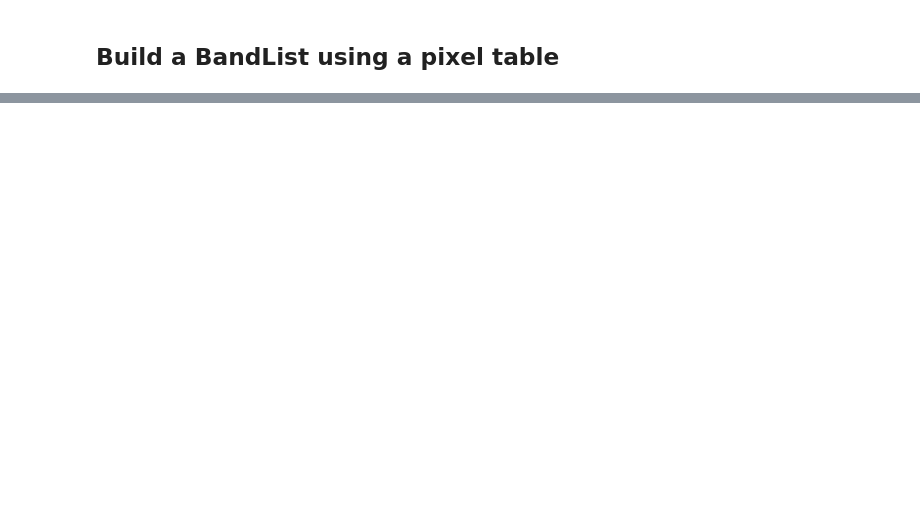
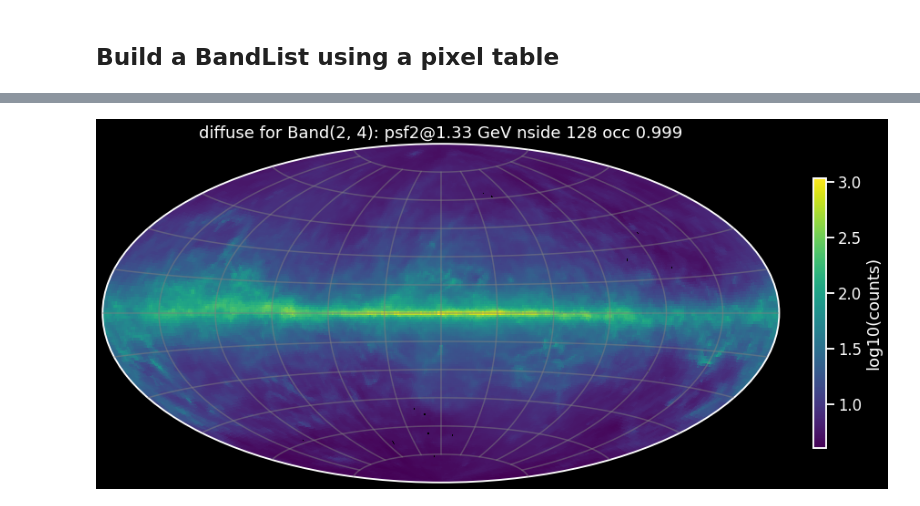
Before and after one commit to tburnett/kerr-diffuse, a Jupyter notebook: fl16y_spectral_fitting.ipynb, the cells around one changed output, grey strips where cells are left out. Saved outputs shown, nothing was run; the diff lists cells and outputs as text; code cells hidden in the pictures; blank space fills up the shorter version.

```diff
--- a/fl16y_spectral_fitting.ipynb
+++ b/fl16y_spectral_fitting.ipynb
@@ -1,21 +1,22 @@
 # %% [markdown]
 # FL16Y spectral fitting
 # %%
+%reset -f
 %run pylib/tools dark
 from pathlib import Path
-
+from importlib import reload
 from astropy.coordinates import SkyCoord
 from utilities.ipynb_docgen import show, show_date
-from pylib.pixel_table import PixelTable
-# from pylib.fl16y_spectral_fit import fit_fl16y_power_law, plot_fl16y_fit
-from like3.sourcelist import SourceModel
-
+from pylib import pixel_table as pixel_table_mod; reload(pixel_table_mod)
+PixelTable = pixel_table_mod.PixelTable
+from like3 import sourcelist as sourcelist_mod; reload(sourcelist_mod)
+SourceModel = sourcelist_mod.SourceModel
+from like3 import bands as bands_mod; reload(bands_mod)
+from like3 import likelihood as likelihood_mod; reload(likelihood_mod)
+Likelihood = likelihood_mod.Likelihood
+BandList = bands_mod.BandList
+BandModel = bands_mod.BandModel
 show_date()
-
-pixel_table_file = Path('files/kerr/toby_v4_exposure.fits')
-if not pixel_table_file.exists():
-    raise FileNotFoundError(
-        f'{pixel_table_file} not found. Run exposure_fl16y.ipynb first to create the exposure-attached pixel table.'
-    )
-pt = PixelTable(pixel_table_file)
+pixtab = PixelTable('files/kerr/toby_v4')
+pixtab.attach_exposure_from_fits('files/kerr/toby_v4_exposure.fits');
 # %% [output]
@@ -179,0 +138,4 @@ MRK 501:       l=63.600 b=38.859
+# %%
+pixtab[2,4].ait_plot('diffuse');
+# %% [output]
+[figure, added]
```
Also changed, not shown: parts of 25 cells of this notebook, 11 other files.
